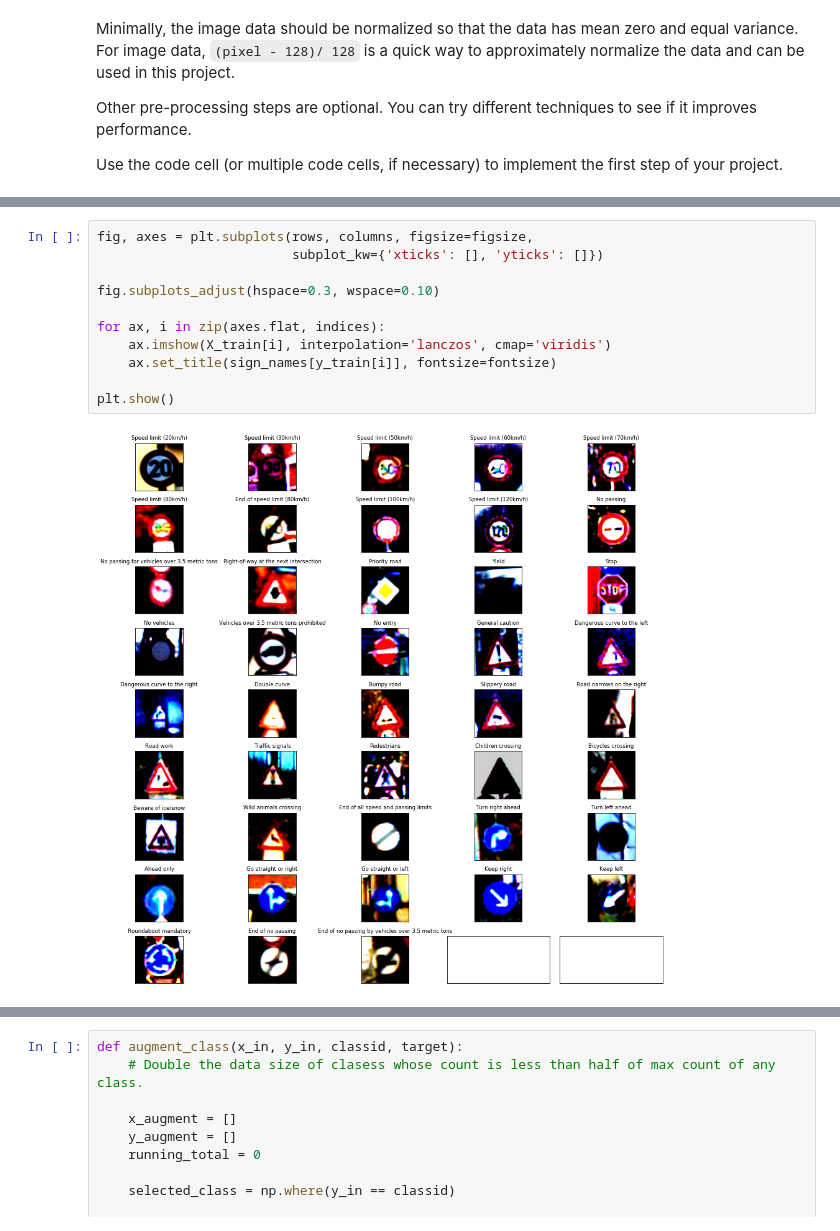
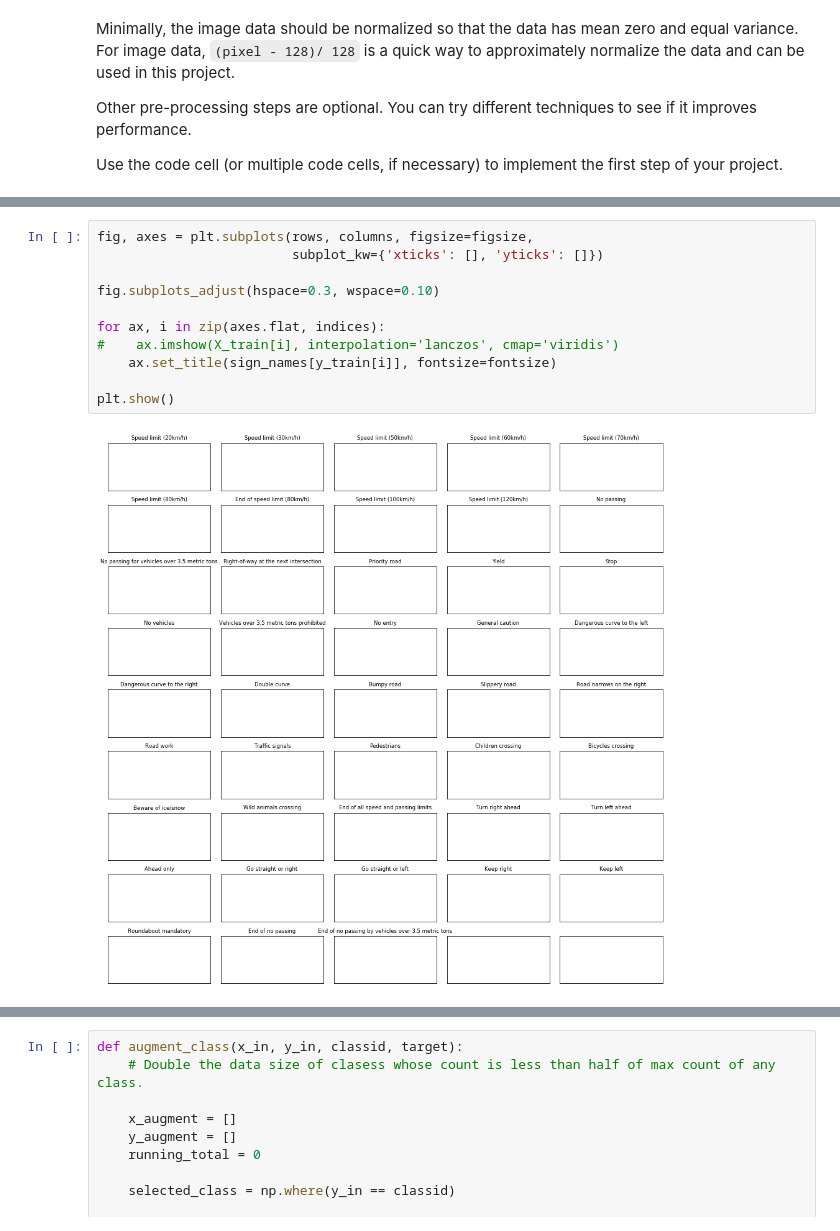
Before and after one commit to asadziach/CarND-Traffic-Sign-Classifier-Project, a Jupyter notebook: Traffic_Sign_Classifier.ipynb, the cells around one changed output, grey strips where cells are left out. Drawn from its saved outputs; the diff is of its cells as text.

```diff
--- a/Traffic_Sign_Classifier.ipynb
+++ b/Traffic_Sign_Classifier.ipynb
@@ -192,16 +192,16 @@ Wall time: 12 s
 # %%
 fig, axes = plt.subplots(rows, columns, figsize=figsize,
                          subplot_kw={'xticks': [], 'yticks': []})
 
 fig.subplots_adjust(hspace=0.3, wspace=0.10)
 
 for ax, i in zip(axes.flat, indices):
-    ax.imshow(X_train[i], interpolation='lanczos', cmap='viridis')
+#    ax.imshow(X_train[i], interpolation='lanczos', cmap='viridis')
     ax.set_title(sign_names[y_train[i]], fontsize=fontsize)
 
 plt.show()
 # %% [output]
-[figure, old version]
+[figure, new version]
 # %%
 import math
 
```
Also changed, not shown: parts of 27 cells of this notebook.
